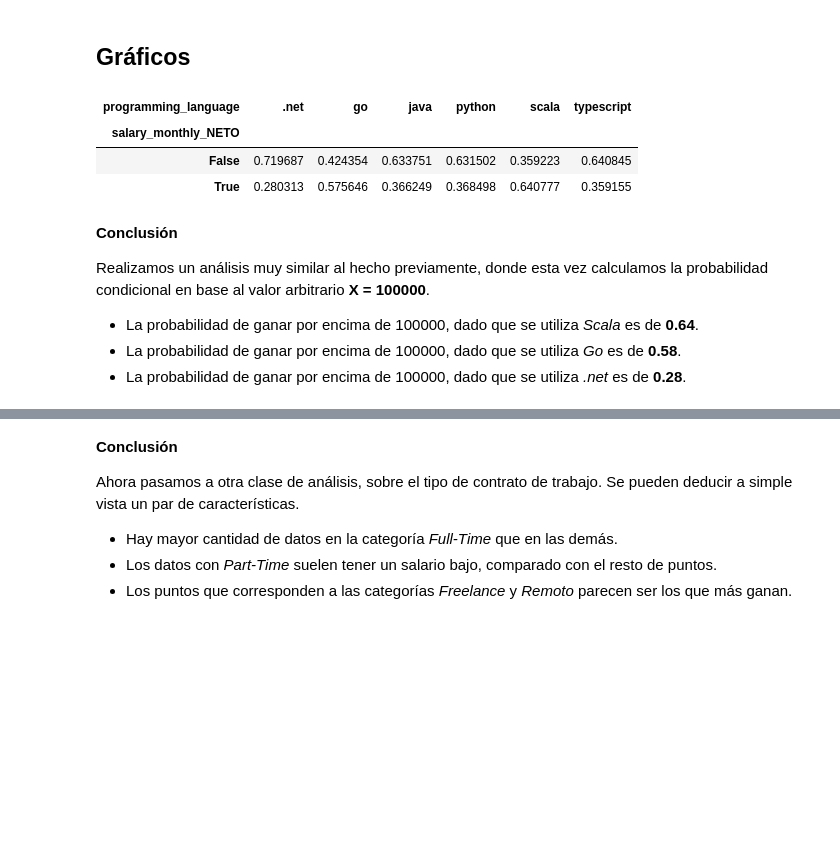
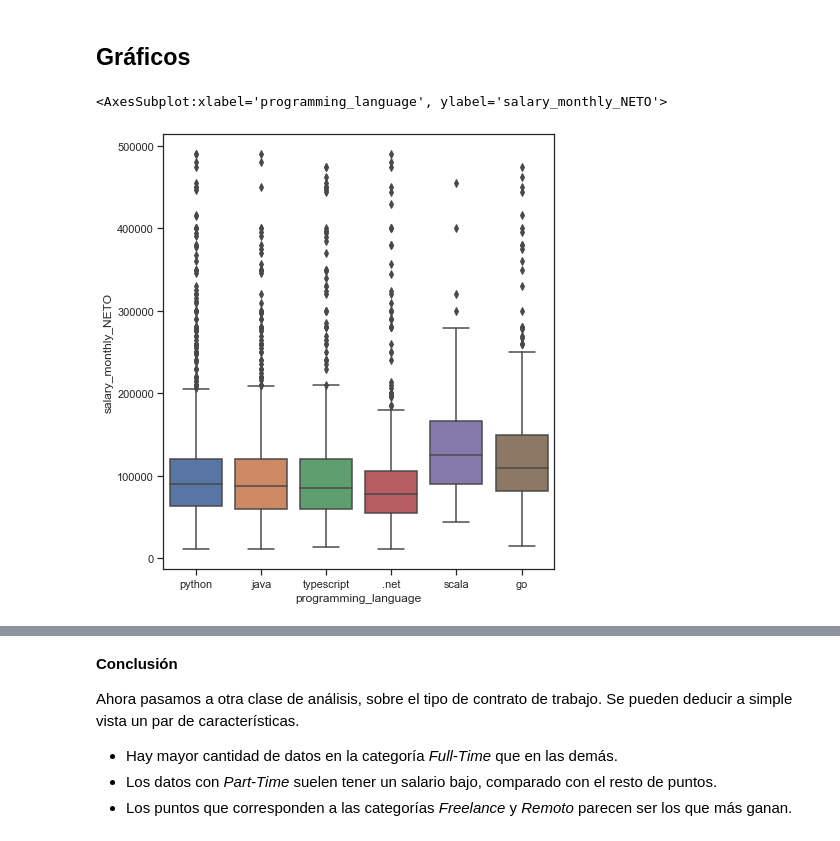
Before and after one commit to mgobbi289/DiploDatos, a Jupyter notebook: AnalisisyVisualizacion/Entregable_1_Ejercicio_1.ipynb, the cells around one changed output, grey strips where cells are left out. Cells and saved outputs as stored; diff of their text form; code cells hidden in the pictures; blank space fills up the shorter version.

```diff
--- a/AnalisisyVisualizacion/Entregable_1_Ejercicio_1.ipynb
+++ b/AnalisisyVisualizacion/Entregable_1_Ejercicio_1.ipynb
@@ -369,19 +392,11 @@ Del otro lado, el lenguaje que sale perjudicado en el análisis es *.net*.
 # %% [markdown]
 ## Gráficos
-# %%
-pd.crosstab(index=filtered_df_lang[neto] > neto_x,
-            columns=filtered_df_lang[lenguaje],
-            normalize='columns')
-# %% [output]
-| programming_language | .net | go | java | python | scala | typescript |
-| salary_monthly_NETO |  |  |  |  |  |  |
-| False | 0.719687 | 0.424354 | 0.633751 | 0.631502 | 0.359223 | 0.640845 |
-| True | 0.280313 | 0.575646 | 0.366249 | 0.368498 | 0.640777 | 0.359155 |
-# %% [markdown]
-**Conclusión**
-
-Realizamos un análisis muy similar al hecho previamente, donde esta vez calculamos la probabilidad condicional en base al valor arbitrario **X = 100000**.
-
-- La probabilidad de ganar por encima de 100000, dado que se utiliza *Scala* es de **0.64**.
-- La probabilidad de ganar por encima de 100000, dado que se utiliza *Go* es de **0.58**.
-- La probabilidad de ganar por encima de 100000, dado que se utiliza *.net* es de **0.28**.
+# %%
+plt.figure(figsize=(7, 8))
+
+seaborn.boxplot(data=filtered_df_lang,
+                x=lenguaje,
+                y=neto,)
+# %% [output]
+<AxesSubplot:xlabel='programming_language', ylabel='salary_monthly_NETO'>
+[figure, added]
```
Also changed, not shown: parts of 12 cells of this notebook.
